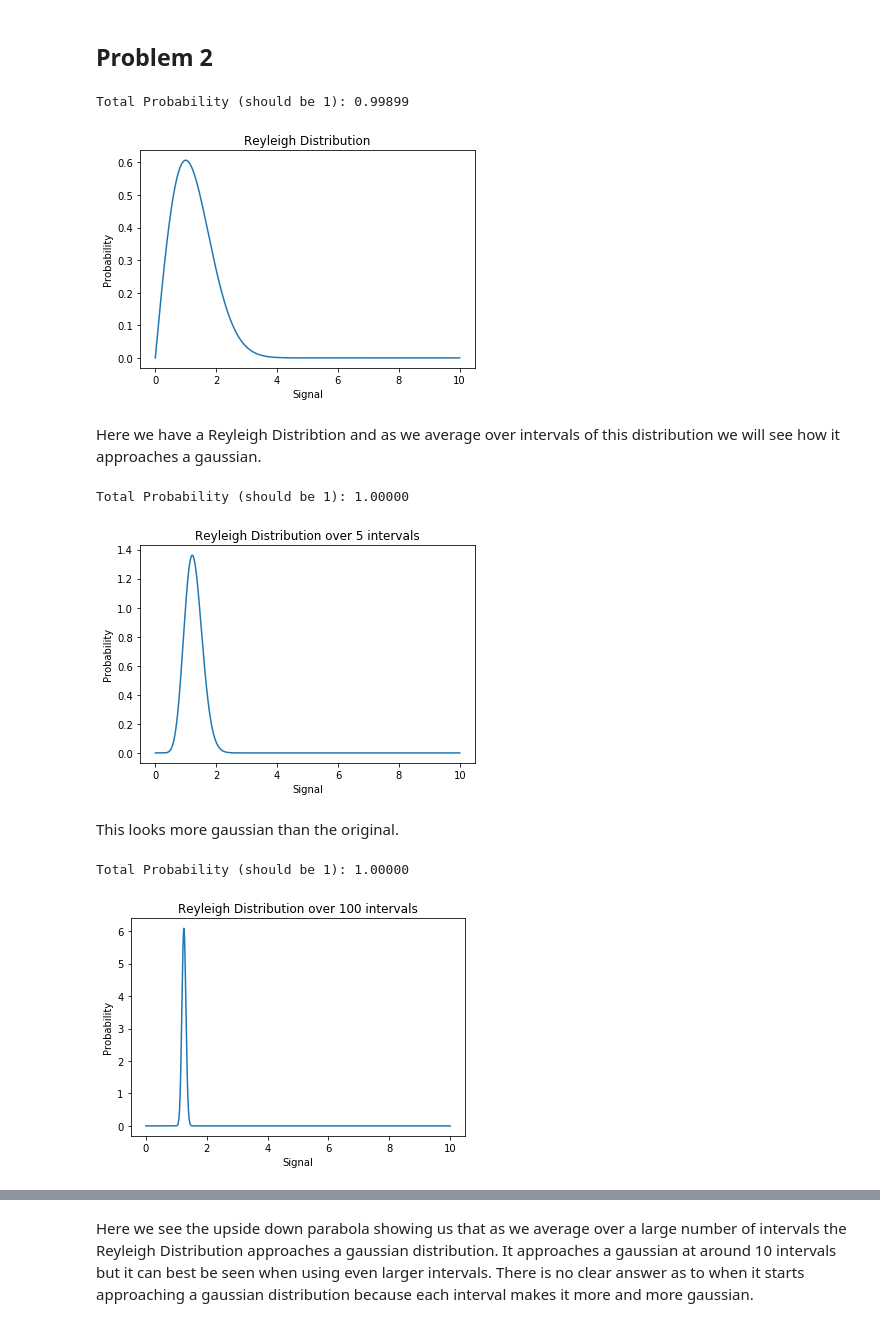
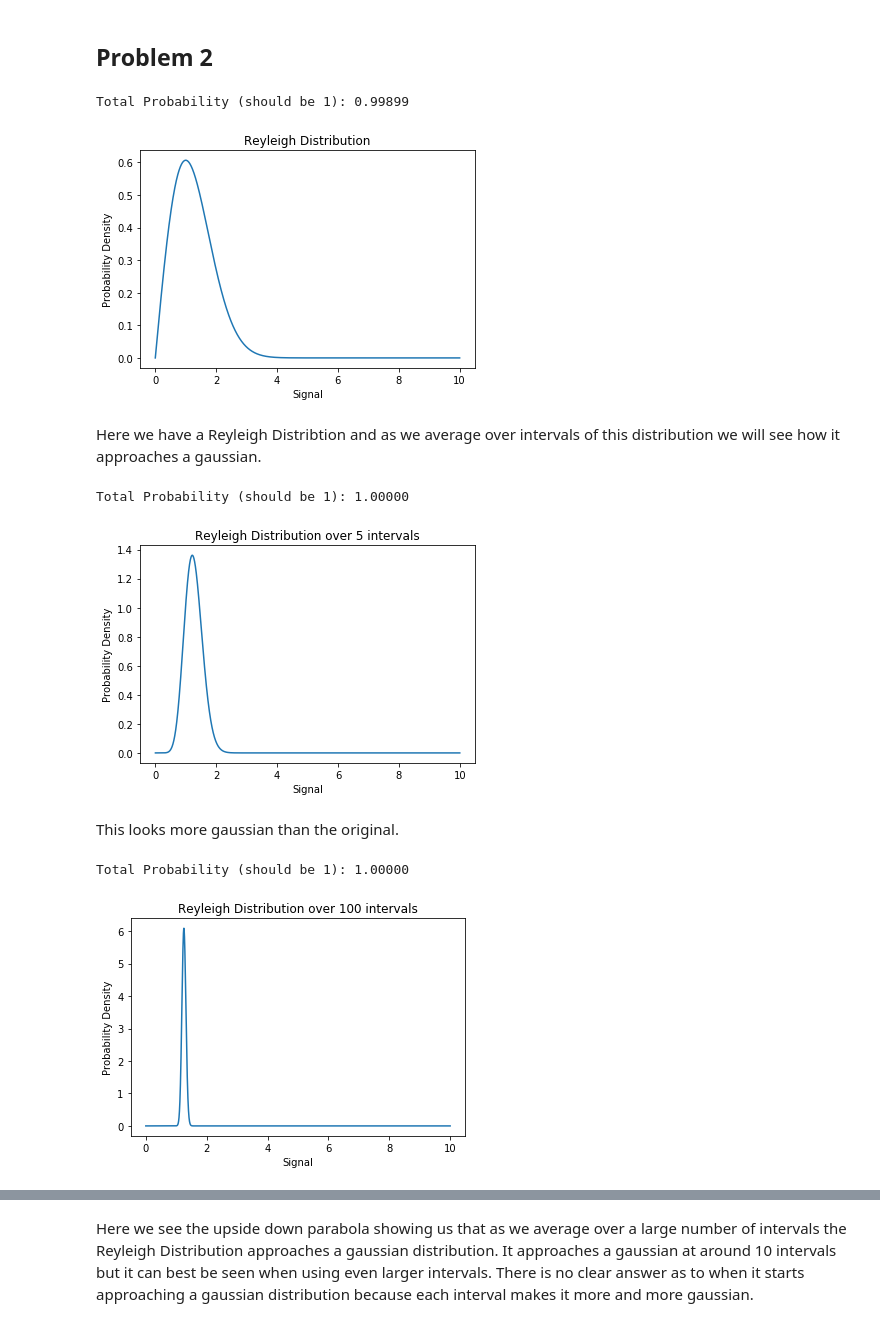
Before and after one commit to SaranshPK/Phys434, a Jupyter notebook: lab#2.ipynb, the cells around one changed output, grey strips where cells are left out. Cells and saved outputs as stored; diff of their text form; code cells hidden in the pictures.

```diff
--- a/lab#2.ipynb
+++ b/lab#2.ipynb
@@ -98,15 +98,15 @@ Sigma: 3.606
 # %%
 x = np.linspace(0, 10, 1000)
 p = stats.rayleigh.pdf(x)
 fig = plt.plot(x, p, label='rayleigh pdf')
 print(f'Total Probability (should be 1): {sum(p)*(10/len(p)):.5f}')
 plt.title("Reyleigh Distribution")
 plt.xlabel("Signal")
-plt.ylabel("Probability")
+plt.ylabel("Probability Density")
 plt.show()
 # %% [output]
 Total Probability (should be 1): 0.99899
-[figure, old version]
+[figure, new version]
 # %% [markdown]
 Here we have a Reyleigh Distribtion and as we average over intervals of this distribution we will see how it approaches a gaussian.
 # %%
@@ -121,11 +121,11 @@ fig = plt.plot(x, avgp*sump.size/10)
 print(f'Total Probability (should be 1): {sum(avgp):.5f}')
 plt.title("Reyleigh Distribution over 5 intervals")
 plt.xlabel("Signal")
-plt.ylabel("Probability")
+plt.ylabel("Probability Density")
 plt.show()
 # %% [output]
 Total Probability (should be 1): 1.00000
-[figure, old version]
+[figure, new version]
 # %% [markdown]
 This looks more gaussian than the original.
 # %%
@@ -140,11 +140,11 @@ fig = plt.plot(x, avgp*sump.size/10)
 print(f'Total Probability (should be 1): {sum(avgp):.5f}')
 plt.title("Reyleigh Distribution over 100 intervals")
 plt.xlabel("Signal")
-plt.ylabel("Probability")
+plt.ylabel("Probability Density")
 plt.show()
 # %% [output]
 Total Probability (should be 1): 1.00000
-[figure, old version]
+[figure, new version]
 # %%
 fig = plt.plot(x,avgp)
 plt.yscale('log')
```
Also changed, not shown: parts of 10 cells of this notebook, 1 other file.
